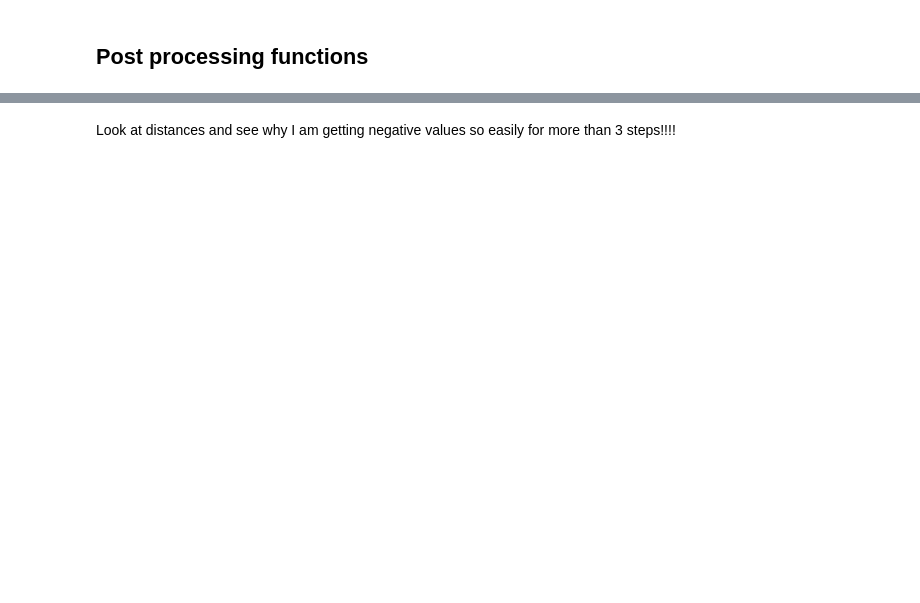
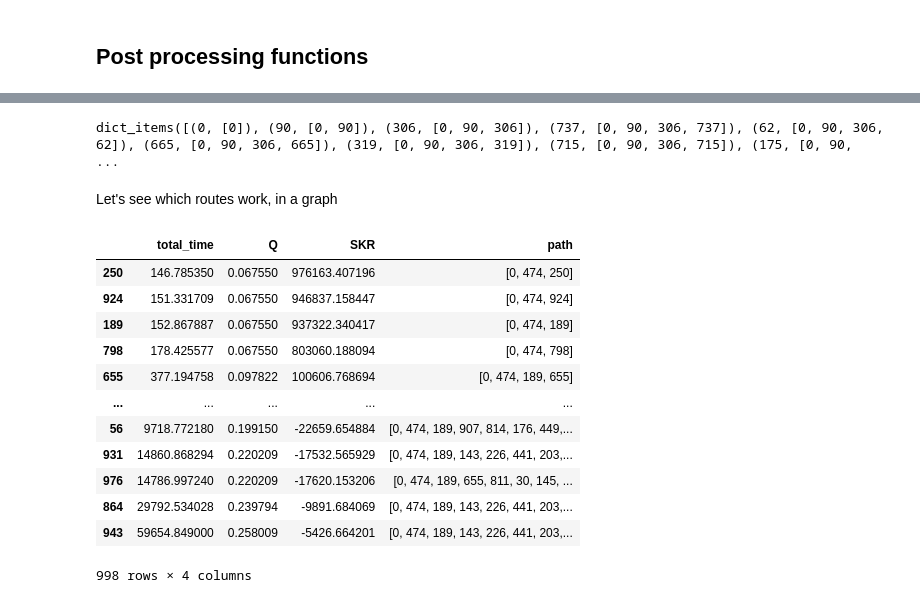
Before and after one commit to lucamar91/qkd_networks, a Jupyter notebook: Sequential_repeaters.ipynb, the cells around one changed output, grey strips where cells are left out. Cells and saved outputs as stored; diff of their text form; code cells hidden in the pictures; blank space fills up the shorter version.

```diff
--- a/Sequential_repeaters.ipynb
+++ b/Sequential_repeaters.ipynb
@@ -38,4 +50,5 @@ def build_prob_matrix(A, dist, architecture='node'):
     P_ent_matrix = PARAMS['p_pair'] * eta_A_mtx * eta_B_mtx
     return P_ent_matrix, eta_A_mtx, eta_B_mtx
 
-Probs_mtx, eta_A_mtx, eta_B_mtx = build_prob_matrix(A, dist, architecture='midpoint')
+Probs_mtx, eta_A_mtx, eta_B_mtx = build_prob_matrix(A, dist, architecture='node')
+print(Probs_mtx>0)
@@ -42,13 +63,14 @@ Probs_mtx, eta_A_mtx, eta_B_mtx = build_prob_matrix(A, dist, architecture='midpo
 # %%
-def optimal_quantum_repeater_path(Probs_mtx, source, target=None,  P_BSM=1): # structured like nx.single_source_dijkstra
+def optimal_quantum_repeater_path(Probs_mtx, source, target=None,  P_BSM=0.5): # structured like nx.single_source_dijkstra
     W = np.zeros(np.shape(Probs_mtx))
     none_zero_edges = Probs_mtx>0
     W[none_zero_edges] = -np.log2(Probs_mtx[none_zero_edges]) - np.log2(P_BSM)
     G = nx.from_numpy_array(W)
-    weights, paths = nx.single_source_dijkstra(G, source, target, weight='weight')
+    weights, paths = nx.single_source_dijkstra(G, source, target=target, weight='weight')
     #weights = np.exp(weights + np.log2(P_BSM))   # to avoid overcounting the Bell state success probability
     return weights, paths
 
-weights, path = optimal_quantum_repeater_path(Probs_mtx, 0, target=24)
+weights, paths = optimal_quantum_repeater_path(Probs_mtx, 0)
+path = paths[250]
 path
 # %% [output]
@@ -56,6 +78,5 @@ path
 # %%
-def calculate_expected_sequential_time(path, Probs_mtx, P_BSM=1):
-    # Could include calculation of intermediate Q (think about how this is done)_link
+def calculate_expected_sequential_time(path, Probs_mtx, P_BSM=0.5):
     a = path[0] # First Node
     b = path[1] # Second Node
     T=1/Probs_mtx[a, b]
@@ -74,7 +106,7 @@ print(total_time)
 ## Post processing functions
 # %%
 def entanglement_generation_rate(total_time):
-    return PARAMS['nu']/total_time
+    return 0.5*PARAMS['nu']/total_time
 
 def QBER(eta_A_mtx, eta_B_mtx, path):
     p_darkcount = PARAMS['R_dark']*PARAMS['delta_det']
@@ -105,2 +137,43 @@ np.float64(-323041.4503016836)
-# %% [markdown]
-Look at distances and see why I am getting negative values so easily for more than 3 steps!!!!
+# %%
+paths.items()
+# %% [output]
+dict_items([(0, [0]), (90, [0, 90]), (306, [0, 90, 306]), (737, [0, 90, 306, 737]), (62, [0, 90, 306, 62]), (665, [0, 90, 306, 665]), (319, [0, 90, 306, 319]), (715, [0, 90, 306, 715]), (175, [0, 90,  ...
+# %% [markdown]
+Let's see which routes work, in a graph
+# %%
+def multiple_paths(paths, Probs_mtx, eta_A_mtx, eta_B_mtx, P_BSM=0.5):
+    records = []
+    paths.pop(next(iter(paths)))  # removes the first key
+    for i, path in paths.items():
+        total_time = calculate_expected_sequential_time(path, Probs_mtx, P_BSM)
+        Q = QBER(eta_A_mtx, eta_B_mtx, path)
+        R_ent = entanglement_generation_rate(total_time)
+        SKR = secret_key_rate_BBM92(R_ent, Q)
+
+        records.append({
+            'total_time': total_time,
+            'Q': Q,
+            'SKR': SKR,
+            'path': path
+
+        })
+
+    df = pd.DataFrame(records, index=paths.keys())
+    return df
+
+df = multiple_paths(paths, Probs_mtx, eta_A_mtx, eta_B_mtx, P_BSM=0.5)
+display(df)
+# %% [output]
+|  | total_time | Q | SKR | path |
+| 250 | 146.785350 | 0.067550 | 976163.407196 | [0, 474, 250] |
+| 924 | 151.331709 | 0.067550 | 946837.158447 | [0, 474, 924] |
+| 189 | 152.867887 | 0.067550 | 937322.340417 | [0, 474, 189] |
+| 798 | 178.425577 | 0.067550 | 803060.188094 | [0, 474, 798] |
+| 655 | 377.194758 | 0.097822 | 100606.768694 | [0, 474, 189, 655] |
+| ... | ... | ... | ... | ... |
+| 56 | 9718.772180 | 0.199150 | -22659.654884 | [0, 474, 189, 907, 814, 176, 449,... |
+| 931 | 14860.868294 | 0.220209 | -17532.565929 | [0, 474, 189, 143, 226, 441, 203,... |
+| 976 | 14786.997240 | 0.220209 | -17620.153206 | [0, 474, 189, 655, 811, 30, 145, ... |
+| 864 | 29792.534028 | 0.239794 | -9891.684069 | [0, 474, 189, 143, 226, 441, 203,... |
+| 943 | 59654.849000 | 0.258009 | -5426.664201 | [0, 474, 189, 143, 226, 441, 203,... |
+998 rows × 4 columns
```
Also changed, not shown: parts of 13 cells of this notebook, 3 other files.
